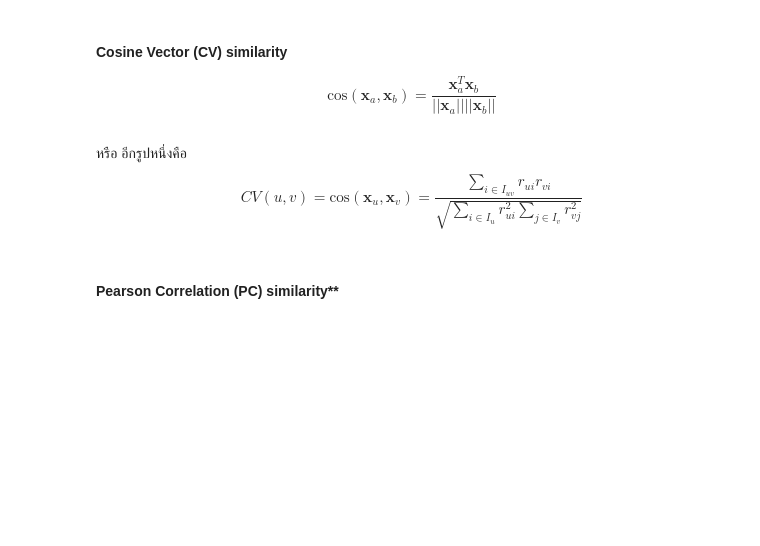
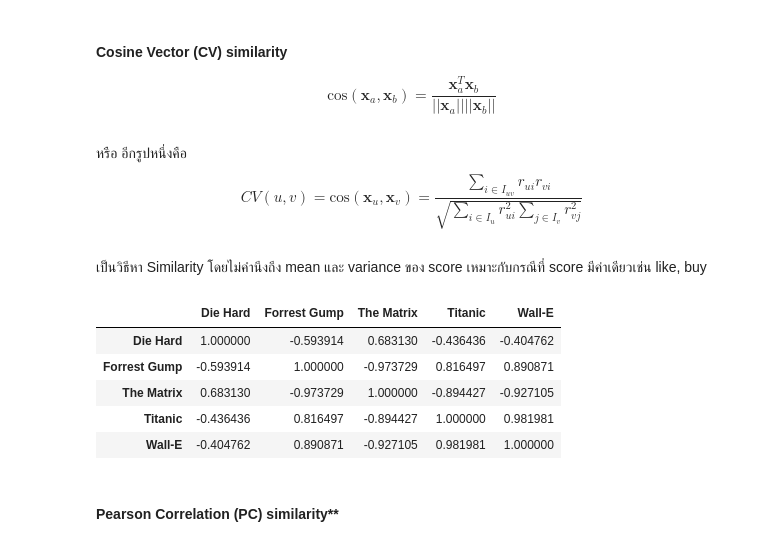
Before and after one commit to Kanbc/recommender-systems, a Jupyter notebook: 5_promissing_models/collaborative-filtering/items-based/handbook.ipynb, the cells around one changed output. Drawn from its saved outputs; the diff is of its cells as text; code cells hidden in the pictures; blank space fills up the shorter version.

Commit message:
cosine similarity

```diff
--- a/5_promissing_models/collaborative-filtering/items-based/handbook.ipynb
+++ b/5_promissing_models/collaborative-filtering/items-based/handbook.ipynb
@@ -240,6 +240,30 @@ array([[ 1.33630621, -0.57735027,  0.63245553,  0.        ,         nan],
 $$\text{cos}(\textbf{x}_a,\textbf{x}_b) = \frac{\textbf{x}_a^T\textbf{x}_b}{||\textbf{x}_a||||\textbf{x}_b||}$$
 # %% [markdown]
 หรือ อีกรูปหนึ่งคือ  $$CV(u,v) = \text{cos}(\textbf{x}_u,\textbf{x}_v) = \frac{\sum_{i \in I_{uv}}r_{ui}r_{vi}}{\sqrt{\sum_{i \in I_{u}}r_{ui}^2 \sum_{j \in I_{v}}r_{vj}^2}}$$
+# %% [markdown]
+เป็นวิธีหา Similarity โดยไม่คำนึงถึง mean และ variance ของ score เหมาะกับกรณีที่ score มีค่าเดียวเช่น like, buy
+# %%
+from sklearn.metrics.pairwise import cosine_similarity
+
+def cosine_similarity_between_item(pivot_table_df):
+    cv = pivot_table_df.copy().values
+
+    # filter NaN value to 0
+    cv[np.isnan(cv)] = 0
+
+    cv = cosine_similarity(cv.T)
+    column_name_list = list(pivot_table_df)
+    cv_df = pd.DataFrame(cv, index=column_name_list, columns=column_name_list)
+    return cv_df
+# %%
+cosine_similarity_between_item(z_score_pivot_table)
+# %% [output]
+|  | Die Hard | Forrest Gump | The Matrix | Titanic | Wall-E |
+| Die Hard | 1.000000 | -0.593914 | 0.683130 | -0.436436 | -0.404762 |
+| Forrest Gump | -0.593914 | 1.000000 | -0.973729 | 0.816497 | 0.890871 |
+| The Matrix | 0.683130 | -0.973729 | 1.000000 | -0.894427 | -0.927105 |
+| Titanic | -0.436436 | 0.816497 | -0.894427 | 1.000000 | 0.981981 |
+| Wall-E | -0.404762 | 0.890871 | -0.927105 | 0.981981 | 1.000000 |
 # %% [markdown]
 #### Pearson Correlation (PC) similarity**
 # %% [markdown]
```
Also changed, not shown: parts of 5 cells of this notebook, 1 other file.
